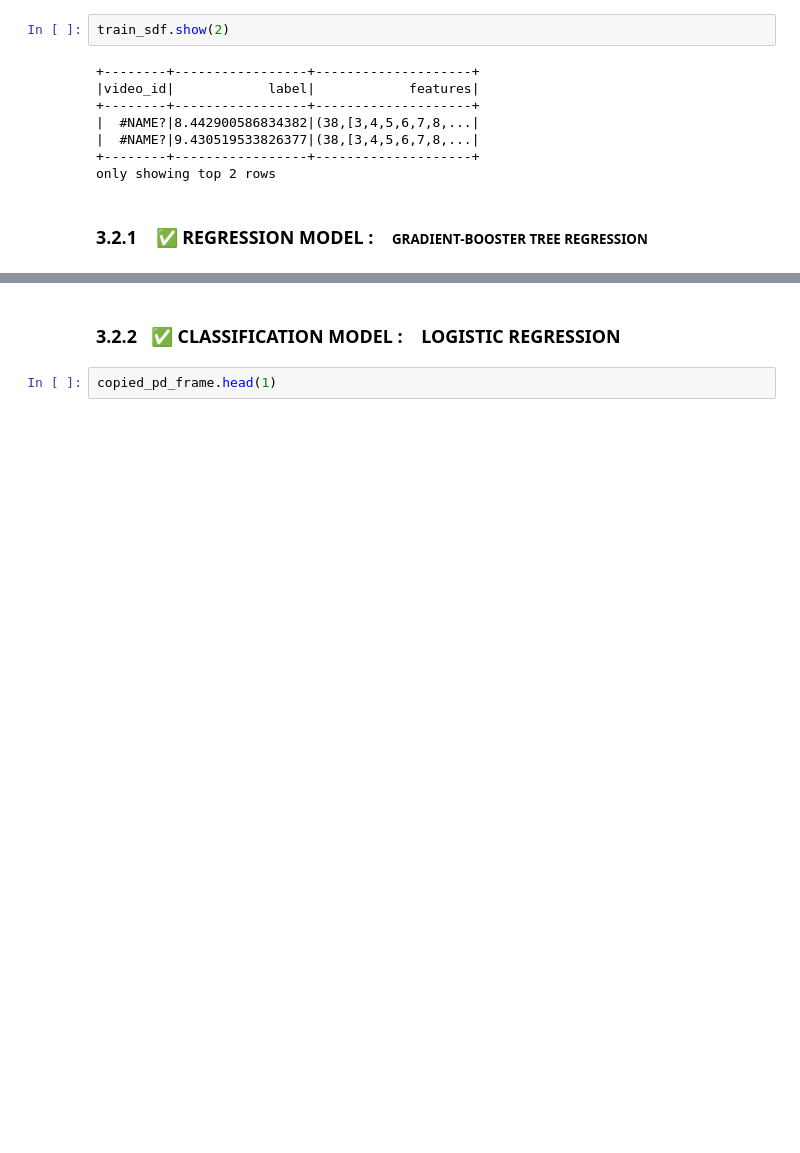
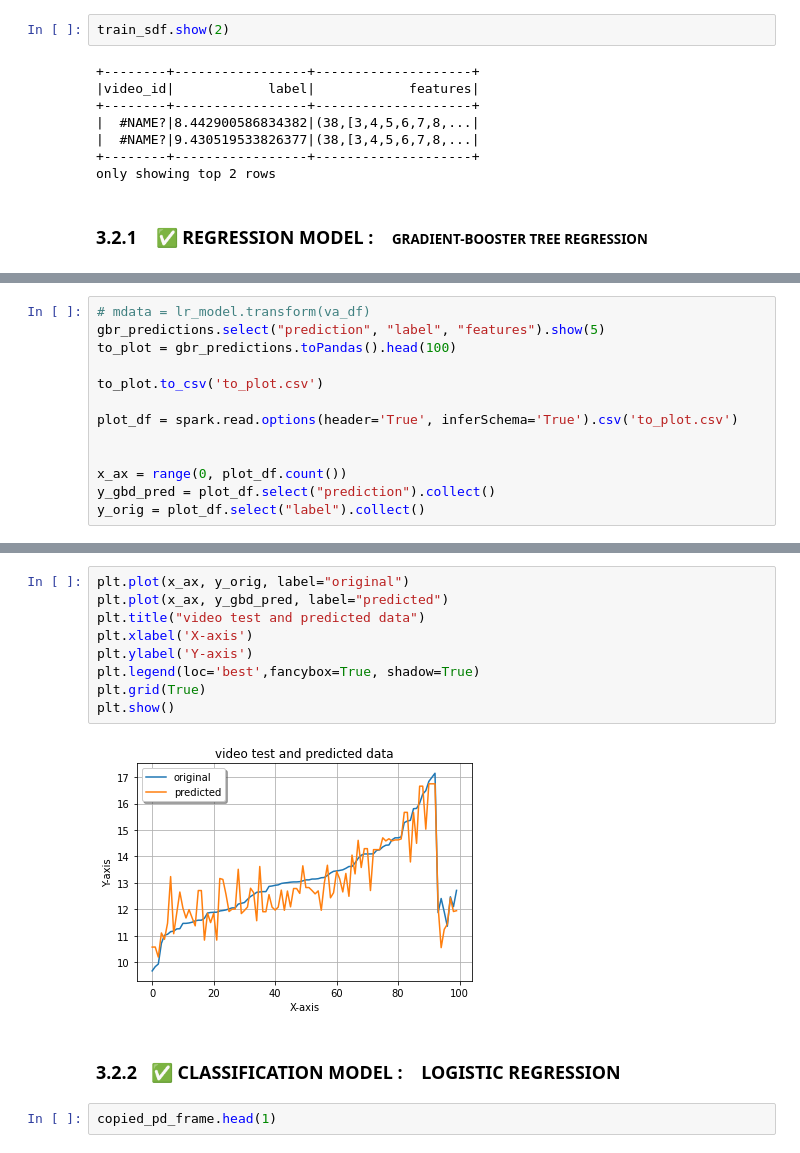
Before and after one commit to jidemobell/lyit_bd_prj2, a Jupyter notebook: L00163373_PROJECT2.ipynb, the cells around one changed output, grey strips where cells are left out. Saved outputs shown, nothing was run; the diff lists cells and outputs as text; blank space fills up the shorter version.

```diff
--- a/L00163373_PROJECT2.ipynb
+++ b/L00163373_PROJECT2.ipynb
@@ -1459,0 +1615,13 @@ Root Mean Squared Error (RMSE) on test data = 0.758908
+# %%
+# mdata = lr_model.transform(va_df)
+gbr_predictions.select("prediction", "label", "features").show(5)
+to_plot = gbr_predictions.toPandas().head(100)
+
+to_plot.to_csv('to_plot.csv')
+
+plot_df = spark.read.options(header='True', inferSchema='True').csv('to_plot.csv')
+
+
+x_ax = range(0, plot_df.count())
+y_gbd_pred = plot_df.select("prediction").collect()
+y_orig = plot_df.select("label").collect()
@@ -1460,3 +1639,14 @@ Root Mean Squared Error (RMSE) on test data = 0.758908
+# %%
+plt.plot(x_ax, y_orig, label="original")
+plt.plot(x_ax, y_gbd_pred, label="predicted")
+plt.title("video test and predicted data")
+plt.xlabel('X-axis')
+plt.ylabel('Y-axis')
+plt.legend(loc='best',fancybox=True, shadow=True)
+plt.grid(True)
+plt.show()
+# %% [output]
+[figure, added]
 # %% [markdown]
 ### 3.2.2 &nbsp;&nbsp;<strong>&#9989; CLASSIFICATION MODEL :<strong> &nbsp;&nbsp;  <span>LOGISTIC REGRESSION </span>
 # %%
```
Also changed, not shown: parts of 26 cells of this notebook.
